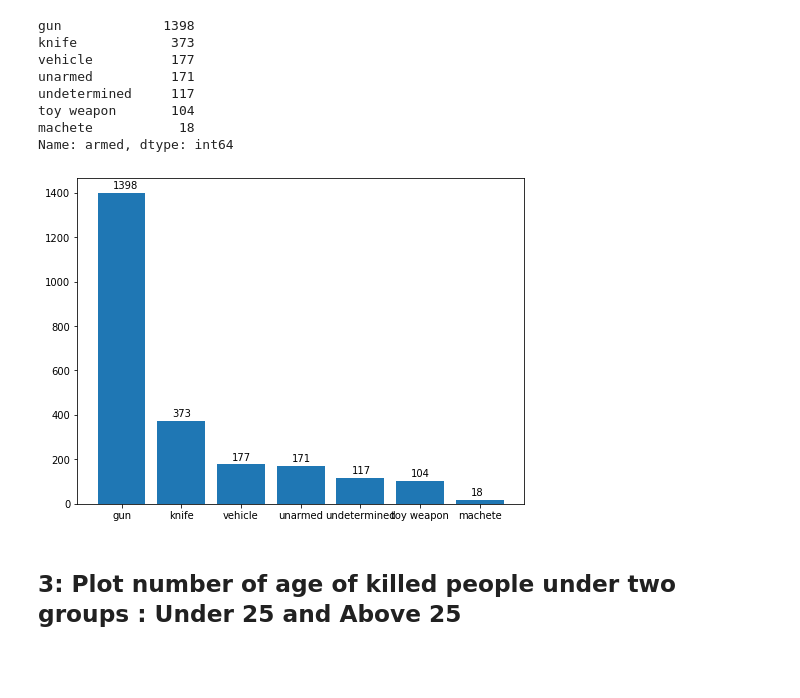
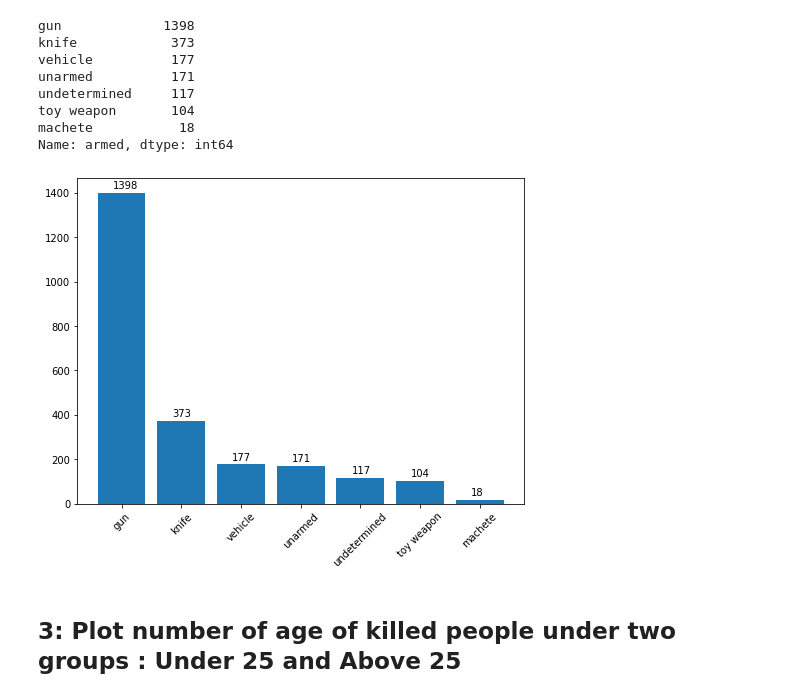
Before and after one commit to dilaraozcerit/Data-Analytics, a Jupyter notebook: Data Analysis/Matplotlib/Matplotlib_Assignment_1_.ipynb, the cells around one changed output. Drawn from its saved outputs; the diff is of its cells as text; code cells hidden in the pictures; blank space fills up the shorter version.

```diff
--- a/Data Analysis/Matplotlib/Matplotlib_Assignment_1_.ipynb
+++ b/Data Analysis/Matplotlib/Matplotlib_Assignment_1_.ipynb
@@ -45,13 +47,13 @@ F     107
 Name: gender, dtype: int64
 # %%
 fig, ax = plt.subplots()
+
 ax.bar(gender.index, gender.values)
 
+ax.set_title("Gender Distribution")
 
-for p in ax.patches:
-    ax.annotate(str(p.get_height()), (p.get_x()+0.3, p.get_height() + 1.0));
+for p in range(len(gender.values)):
+  plt.text(gender.index[p], gender.values[p], str(gender.values[p]), ha="center", va="bottom")
 
-
-plt.title("Gender Distribution")
 plt.show()
 # %% [output]
@@ -73,14 +75,15 @@ Name: armed, dtype: int64
 # %%
 fig, ax = plt.subplots(figsize = (8, 6))
 
 ax.bar(armed.index, armed.values)
+ax.set_xticklabels(armed.index, rotation=45)
 
 for p in ax.patches:
     ax.annotate(str(p.get_height()), (p.get_x()+0.25, p.get_height()+20));
 
 plt.show()
 # %% [output]
-[figure, old version]
+[figure, new version]
 # %% [markdown]
 ## 3: Plot number of age of killed people under two groups : Under 25 and Above 25
 # %%
```
Also changed, not shown: parts of 5 cells of this notebook.
